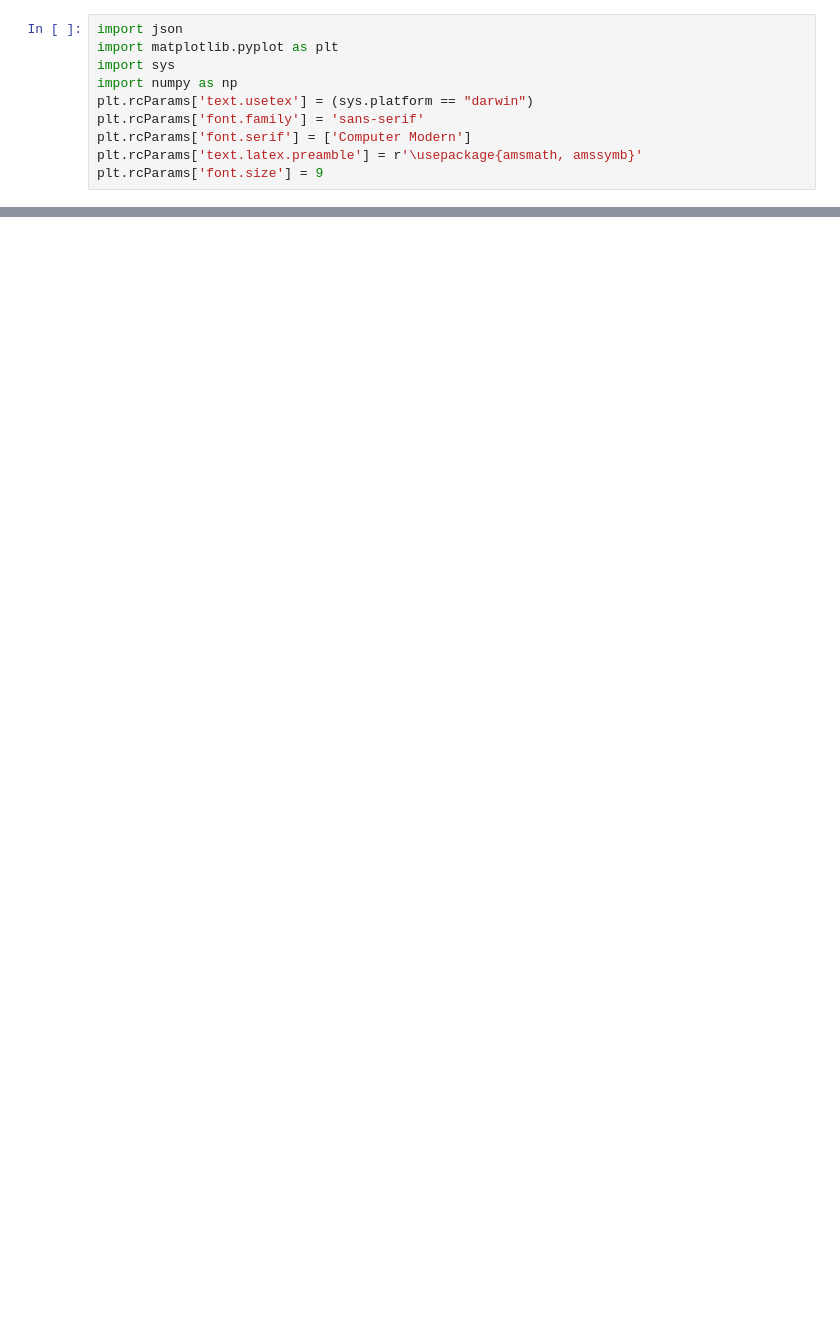
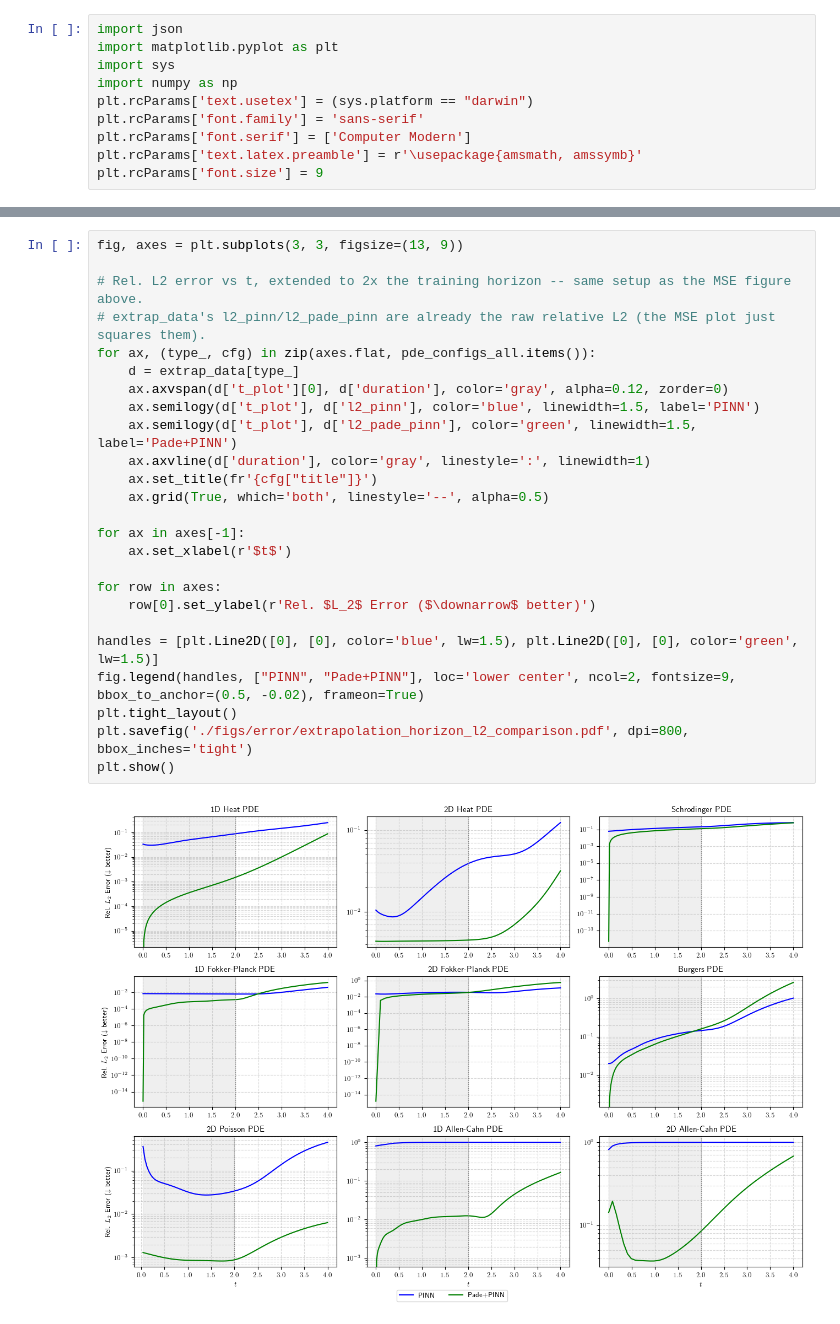
Before and after one commit to ck090/Pade-PINNs, a Jupyter notebook: extrapolation_horizon.ipynb, the cells around one changed output, grey strips where cells are left out. Drawn from its saved outputs; the diff is of its cells as text; blank space fills up the shorter version.

```diff
--- a/extrapolation_horizon.ipynb
+++ b/extrapolation_horizon.ipynb
@@ -303,0 +257,27 @@ plt.show()
+# %%
+fig, axes = plt.subplots(3, 3, figsize=(13, 9))
+
+# Rel. L2 error vs t, extended to 2x the training horizon -- same setup as the MSE figure above.
+# extrap_data's l2_pinn/l2_pade_pinn are already the raw relative L2 (the MSE plot just squares them).
+for ax, (type_, cfg) in zip(axes.flat, pde_configs_all.items()):
+    d = extrap_data[type_]
+    ax.axvspan(d['t_plot'][0], d['duration'], color='gray', alpha=0.12, zorder=0)
+    ax.semilogy(d['t_plot'], d['l2_pinn'], color='blue', linewidth=1.5, label='PINN')
+    ax.semilogy(d['t_plot'], d['l2_pade_pinn'], color='green', linewidth=1.5, label='Pade+PINN')
+    ax.axvline(d['duration'], color='gray', linestyle=':', linewidth=1)
+    ax.set_title(fr'{cfg["title"]}')
+    ax.grid(True, which='both', linestyle='--', alpha=0.5)
+
+for ax in axes[-1]:
+    ax.set_xlabel(r'$t$')
+
+for row in axes:
+    row[0].set_ylabel(r'Rel. $L_2$ Error ($\downarrow$ better)')
+
+handles = [plt.Line2D([0], [0], color='blue', lw=1.5), plt.Line2D([0], [0], color='green', lw=1.5)]
+fig.legend(handles, ["PINN", "Pade+PINN"], loc='lower center', ncol=2, fontsize=9, bbox_to_anchor=(0.5, -0.02), frameon=True)
+plt.tight_layout()
+plt.savefig('./figs/error/extrapolation_horizon_l2_comparison.pdf', dpi=800, bbox_inches='tight')
+plt.show()
+# %% [output]
+[figure, added]
```
Also changed, not shown: parts of 5 cells of this notebook, 11 other files.
